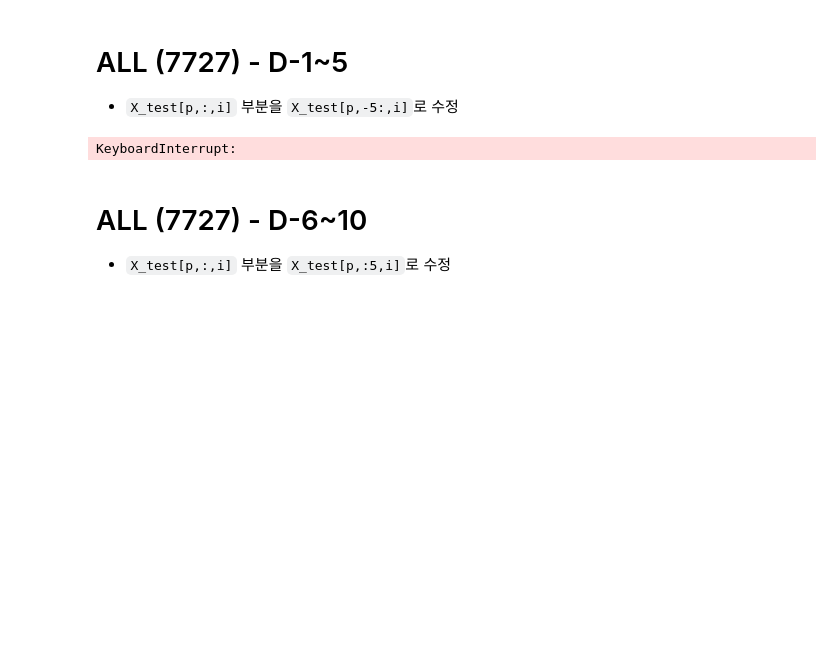
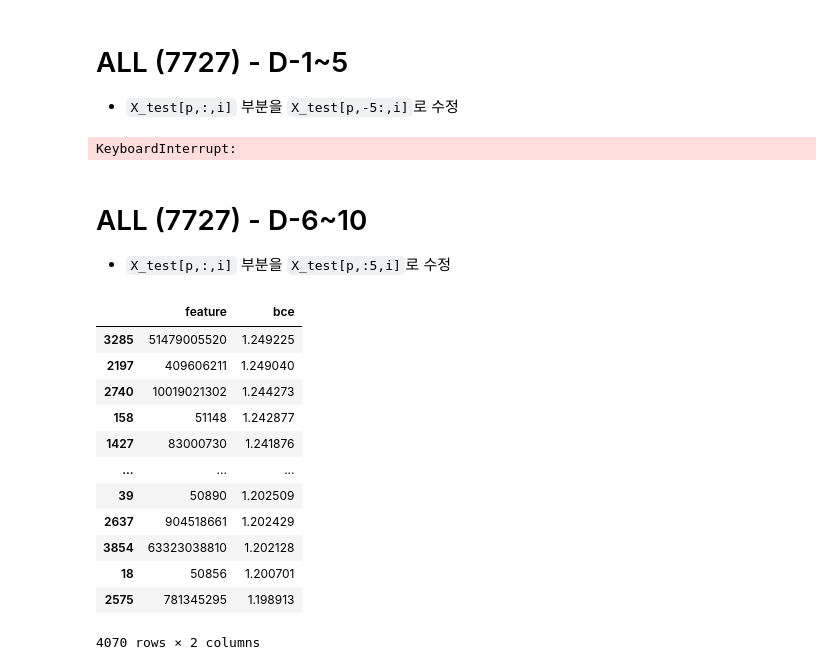
Before and after one commit to suhyun-guri/DSML_Research, a Jupyter notebook: 07-1. With Saved Model.ipynb, the cells around one changed output. Saved outputs shown, nothing was run; the diff lists cells and outputs as text; code cells hidden in the pictures; blank space fills up the shorter version.

```diff
--- a/07-1. With Saved Model.ipynb
+++ b/07-1. With Saved Model.ipynb
@@ -172,8 +164,9 @@ for i in tqdm(range(len(COLS))):
     for p in range(X_test.shape[0]):
         X_test[p,-5:,i] = reverse(X_test[p,-5:,i])
     pred = model.predict(X_test)
-    bce = BinaryCrossEntropy(pred, y_test)[0]
-    results.append({'feature':COLS[i], 'bce':bce})
+#     bce = BinaryCrossEntropy(pred, y_test)[0]
+    bce_v = bce(y_test, pred).numpy()
+    results.append({'feature':COLS[i], 'bce':bce_v})
     X_test[:,:,i] = save_col
 # %% [output]
 KeyboardInterrupt:
@@ -195,8 +188,9 @@ for i in tqdm(range(len(COLS))):
     for p in range(X_test.shape[0]):
         X_test[p,:5,i] = reverse(X_test[p,:5,i])
     pred = model.predict(X_test)
-    bce = BinaryCrossEntropy(pred, y_test)[0]
-    results.append({'feature':COLS[i], 'bce':bce})
+#     bce = BinaryCrossEntropy(pred, y_test)[0]
+    bce_v = bce(y_test, pred).numpy()
+    results.append({'feature':COLS[i], 'bce':bce_v})
     X_test[:,:,i] = save_col
 # %%
 df3 = pd.DataFrame(results)
@@ -204,0 +199,16 @@ df3.to_csv('./reverse_FI_d6d10_with_saved_model.csv', index=False)
+# %%
+df3
+# %% [output]
+|  | feature | bce |
+| 3285 | 51479005520 | 1.249225 |
+| 2197 | 409606211 | 1.249040 |
+| 2740 | 10019021302 | 1.244273 |
+| 158 | 51148 | 1.242877 |
+| 1427 | 83000730 | 1.241876 |
+| ... | ... | ... |
+| 39 | 50890 | 1.202509 |
+| 2637 | 904518661 | 1.202429 |
+| 3854 | 63323038810 | 1.202128 |
+| 18 | 50856 | 1.200701 |
+| 2575 | 781345295 | 1.198913 |
+4070 rows × 2 columns
```
Also changed, not shown: parts of 9 cells of this notebook, 1 other file.
